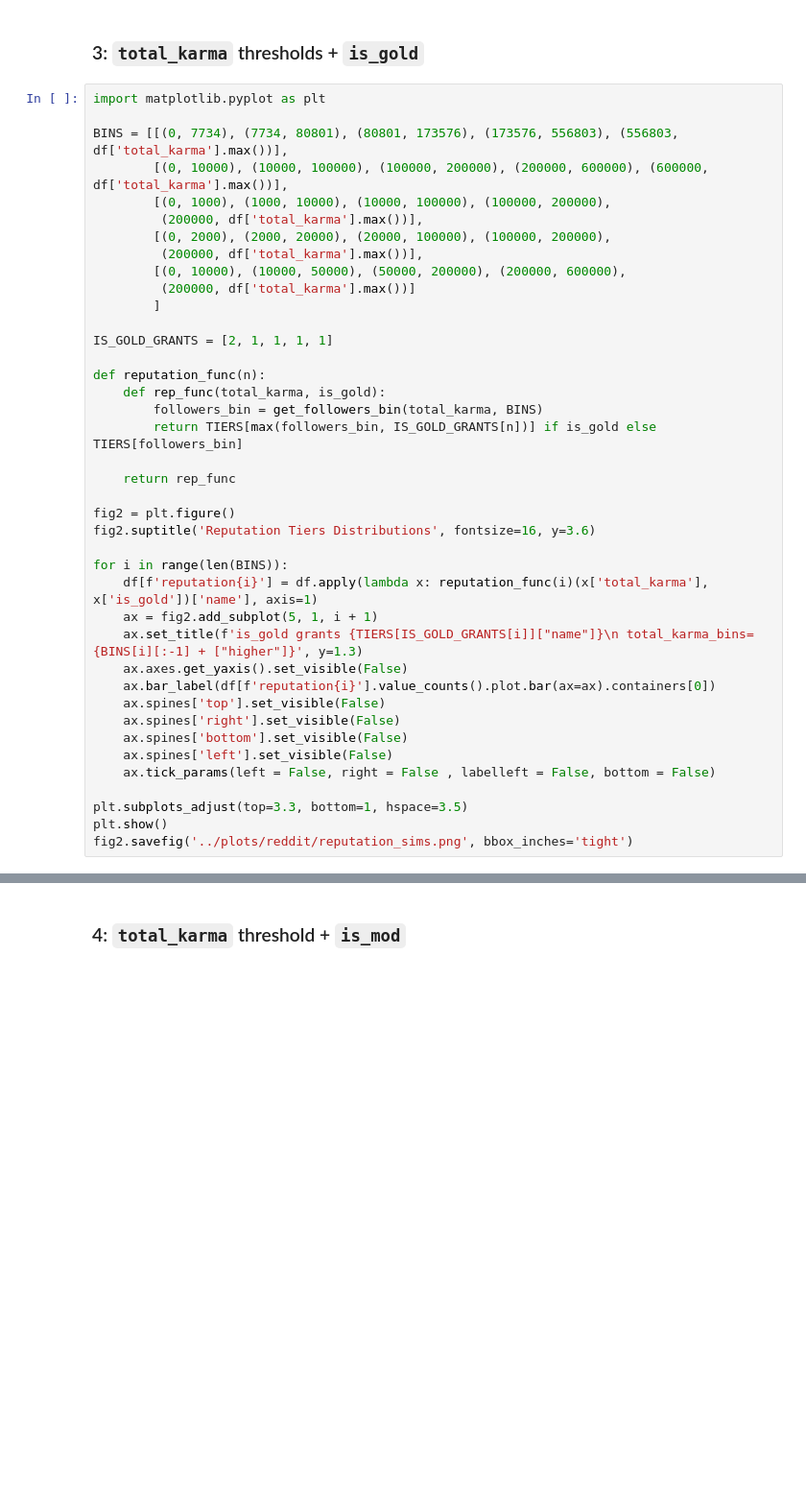
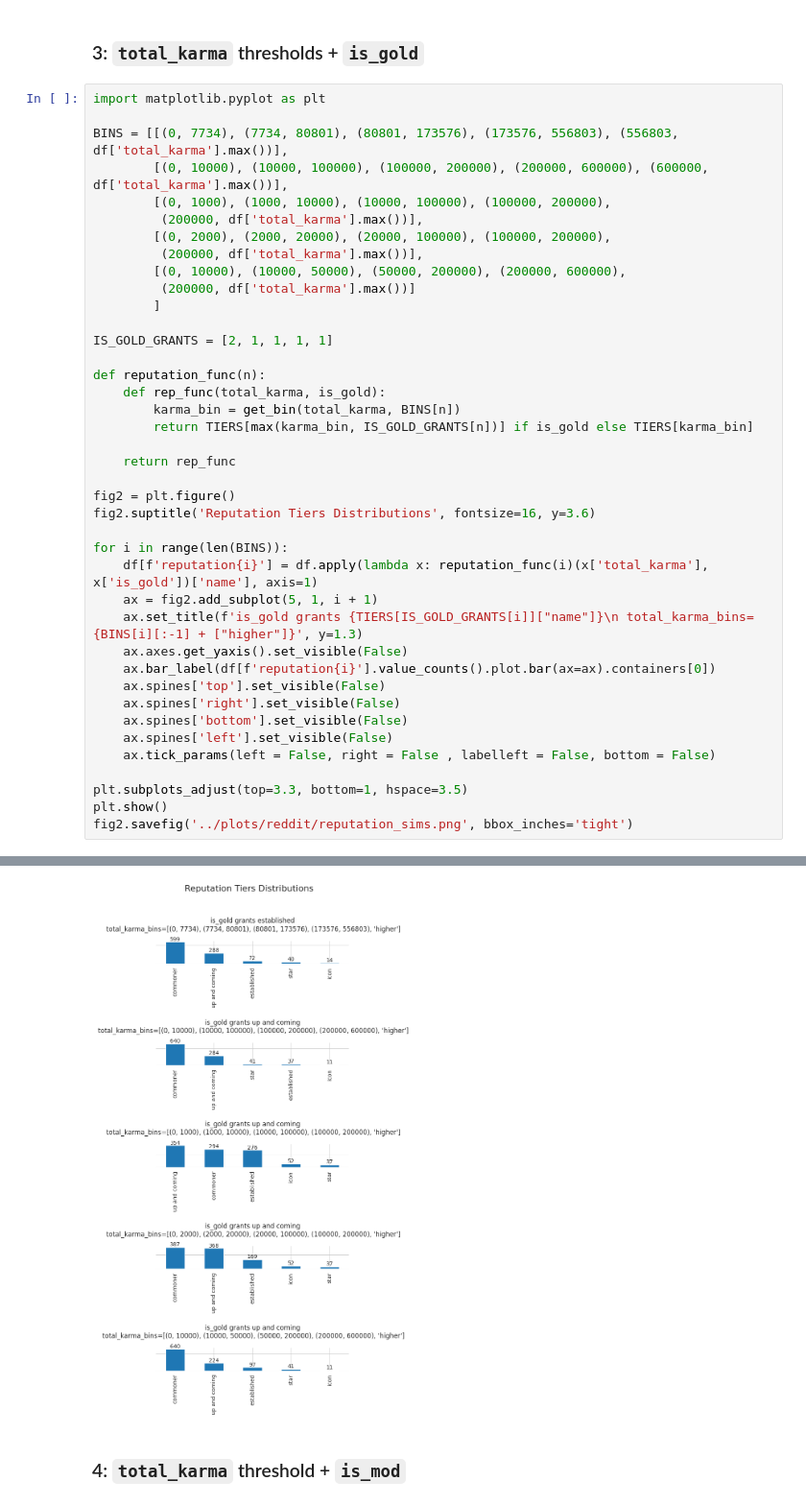
Before and after one commit to interep-project/interep-groups-eda, a Jupyter notebook: notebooks/reddit.ipynb, the cells around one changed output, grey strips where cells are left out. Shown: that part at 96% size. Cells and saved outputs as stored; diff of their text form; blank space fills up the shorter version.

```diff
--- a/notebooks/reddit.ipynb
+++ b/notebooks/reddit.ipynb
@@ -288,8 +280,8 @@ IS_GOLD_GRANTS = [2, 1, 1, 1, 1]
 
 def reputation_func(n):
     def rep_func(total_karma, is_gold):
-        followers_bin = get_followers_bin(total_karma, BINS)
-        return TIERS[max(followers_bin, IS_GOLD_GRANTS[n])] if is_gold else TIERS[followers_bin]
+        karma_bin = get_bin(total_karma, BINS[n])
+        return TIERS[max(karma_bin, IS_GOLD_GRANTS[n])] if is_gold else TIERS[karma_bin]
 
     return rep_func
 
@@ -317,3 +307,4 @@ ValueError: too many values to unpack (expected 2)
+[figure, added]
 # %% [markdown]
 ### 4: `total_karma` threshold + `is_mod`
 # %%
```
Also changed, not shown: parts of 16 cells of this notebook, 13 other files.
